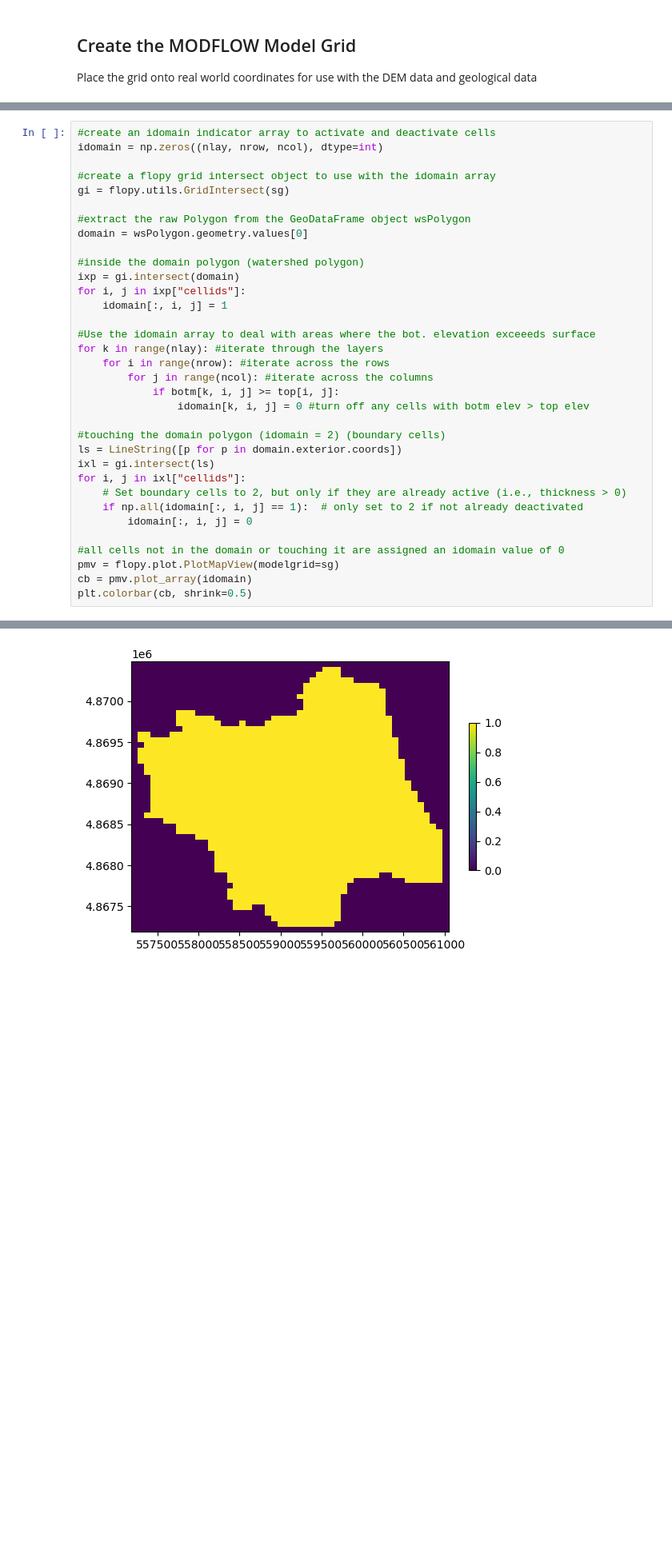
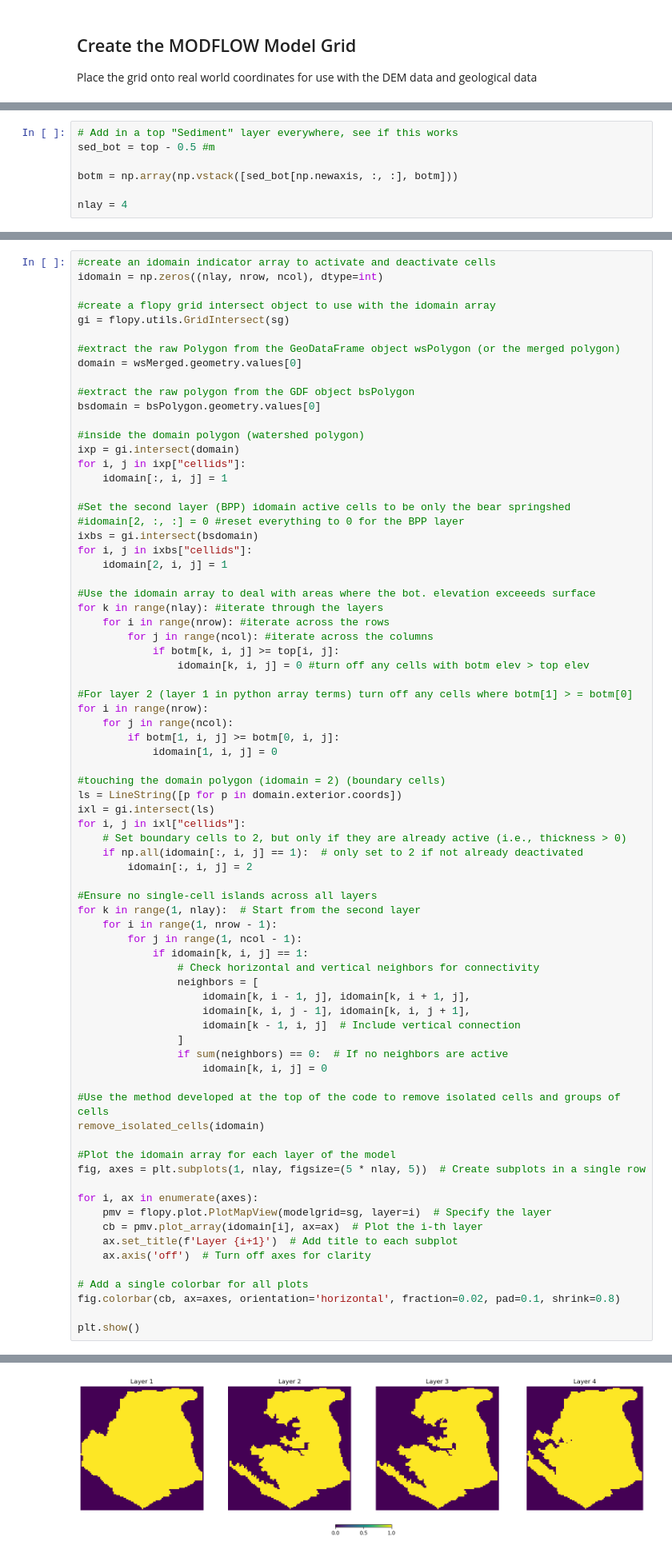
Before and after one commit to Csaucer/BearSpringUMN, a Jupyter notebook: EPM/EPM_wsgrid.ipynb, the cells around one changed output, grey strips where cells are left out. Shown: that part at 80% size. Cells and saved outputs as stored; diff of their text form; blank space fills up the shorter version.

Commit message:
Added new, very large domain

```diff
--- a/EPM/EPM_wsgrid.ipynb
+++ b/EPM/EPM_wsgrid.ipynb
@@ -186,6 +328,13 @@ botm = np.ones((nlay, nrow, ncol), dtype=float) #set up the bottom arrays
 #assign the elevations to the bottom arrays for the grid
 for k in range(nlay):
     botm[k] = botm_layers[k]
+# %%
+# Add in a top "Sediment" layer everywhere, see if this works
+sed_bot = top - 0.5 #m
+
+botm = np.array(np.vstack([sed_bot[np.newaxis, :, :], botm]))
+
+nlay = 4
 # %%
 # Generate the model grid in flopy
 sg = flopy.discretization.StructuredGrid(
@@ -225,13 +374,22 @@ idomain = np.zeros((nlay, nrow, ncol), dtype=int)
 #create a flopy grid intersect object to use with the idomain array
 gi = flopy.utils.GridIntersect(sg)
 
-#extract the raw Polygon from the GeoDataFrame object wsPolygon
-domain = wsPolygon.geometry.values[0]
+#extract the raw Polygon from the GeoDataFrame object wsPolygon (or the merged polygon)
+domain = wsMerged.geometry.values[0]
+
+#extract the raw polygon from the GDF object bsPolygon
+bsdomain = bsPolygon.geometry.values[0]
 
 #inside the domain polygon (watershed polygon)
 ixp = gi.intersect(domain)
 for i, j in ixp["cellids"]:
     idomain[:, i, j] = 1
+
+#Set the second layer (BPP) idomain active cells to be only the bear springshed
+#idomain[2, :, :] = 0 #reset everything to 0 for the BPP layer
+ixbs = gi.intersect(bsdomain)
+for i, j in ixbs["cellids"]:
+    idomain[2, i, j] = 1
 
 #Use the idomain array to deal with areas where the bot. elevation exceeeds surface
 for k in range(nlay): #iterate through the layers
@@ -240,16 +398,48 @@ for k in range(nlay): #iterate through the layers
             if botm[k, i, j] >= top[i, j]:
                 idomain[k, i, j] = 0 #turn off any cells with botm elev > top elev
 
+#For layer 2 (layer 1 in python array terms) turn off any cells where botm[1] > = botm[0]
+for i in range(nrow):
+    for j in range(ncol):
+        if botm[1, i, j] >= botm[0, i, j]:
+            idomain[1, i, j] = 0
+
 #touching the domain polygon (idomain = 2) (boundary cells)
 ls = LineString([p for p in domain.exterior.coords])
 ixl = gi.intersect(ls)
 for i, j in ixl["cellids"]:
     # Set boundary cells to 2, but only if they are already active (i.e., thickness > 0)
     if np.all(idomain[:, i, j] == 1):  # only set to 2 if not already deactivated
-        idomain[:, i, j] = 0
+        idomain[:, i, j] = 2
 
-#all cells not in the domain or touching it are assigned an idomain value of 0
-pmv = flopy.plot.PlotMapView(modelgrid=sg)
-cb = pmv.plot_array(idomain)
-plt.colorbar(cb, shrink=0.5)
+#Ensure no single-cell islands across all layers
+for k in range(1, nlay):  # Start from the second layer
+    for i in range(1, nrow - 1):
+        for j in range(1, ncol - 1):
+            if idomain[k, i, j] == 1:
+                # Check horizontal and vertical neighbors for connectivity
+                neighbors = [
+                    idomain[k, i - 1, j], idomain[k, i + 1, j],
+                    idomain[k, i, j - 1], idomain[k, i, j + 1],
+                    idomain[k - 1, i, j]  # Include vertical connection
+                ]
+                if sum(neighbors) == 0:  # If no neighbors are active
+                    idomain[k, i, j] = 0
+
+#Use the method developed at the top of the code to remove isolated cells and groups of cells
+remove_isolated_cells(idomain)
+
+#Plot the idomain array for each layer of the model
+fig, axes = plt.subplots(1, nlay, figsize=(5 * nlay, 5))  # Create subplots in a single row
+
+for i, ax in enumerate(axes):
+    pmv = flopy.plot.PlotMapView(modelgrid=sg, layer=i)  # Specify the layer
+    cb = pmv.plot_array(idomain[i], ax=ax)  # Plot the i-th layer
+    ax.set_title(f'Layer {i+1}')  # Add title to each subplot
+    ax.axis('off')  # Turn off axes for clarity
+
+# Add a single colorbar for all plots
+fig.colorbar(cb, ax=axes, orientation='horizontal', fraction=0.02, pad=0.1, shrink=0.8)
+
+plt.show()
 # %% [output]
@@ -257,3 +446,3 @@ plt.colorbar(cb, shrink=0.5)
-[figure, old version]
+[figure, new version]
 # %% [markdown]
 ## Assign Aquifer Properties
```
Also changed, not shown: parts of 27 cells of this notebook, 14 other files.
